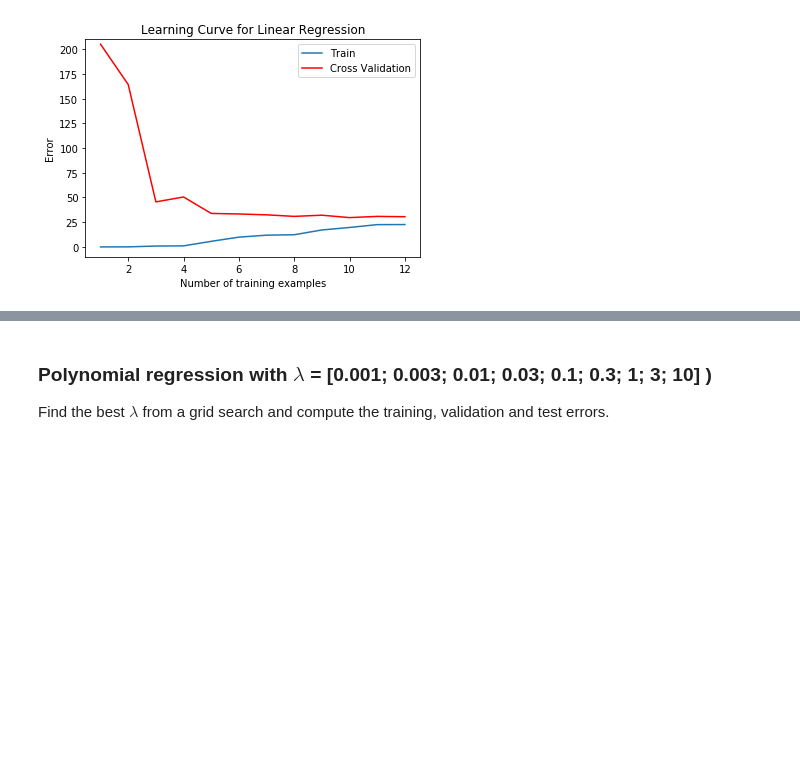
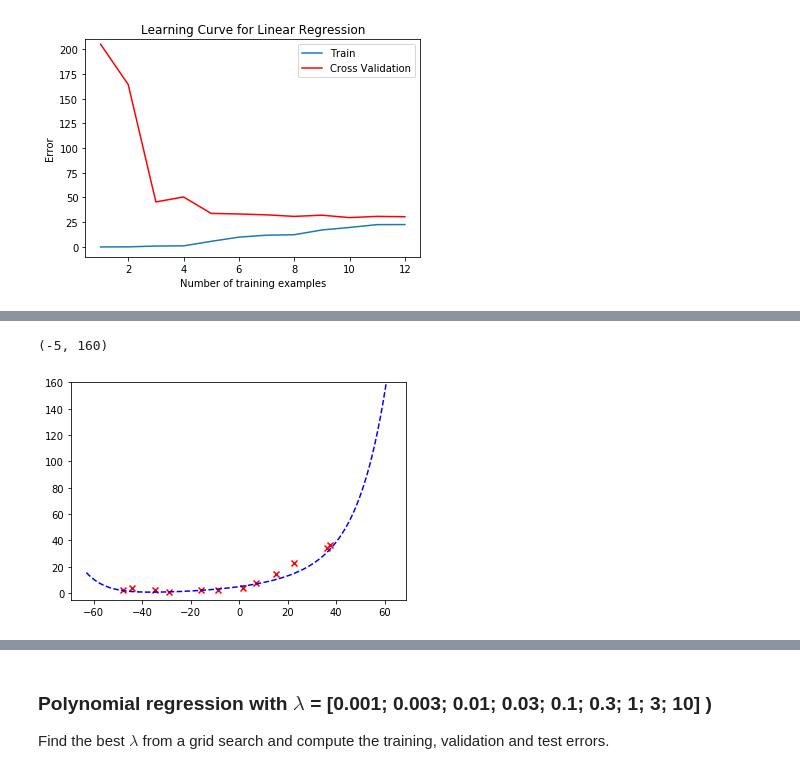
Before and after one commit to oEscal/TAA, a Jupyter notebook: Lab6/ML_BiasVariance.ipynb, the cells around one changed output, grey strips where cells are left out. Cells and saved outputs as stored; diff of their text form; code cells hidden in the pictures; blank space fills up the shorter version.

```diff
--- a/Lab6/ML_BiasVariance.ipynb
+++ b/Lab6/ML_BiasVariance.ipynb
@@ -289,0 +308,18 @@ X_poly_val_normalized = ?
+# %%
+# Map Xval onto polynomial features and normalize, add column of 1
+
+X_poly_val = polyFeatures(Xval, degree)
+
+#Check the range of values for the polynomial features
+print(np.max(X_poly_val))
+print(np.min(X_poly_val))
+
+#Normalize features with StandardScaler function of sklearn library
+X_poly_val_normalized=sc_X.fit_transform(X_poly_val)
+
+#Check the range of values for the normalized features
+print(np.max(X_poly_val_normalized))
+print(np.min(X_poly_val_normalized))
+
+#Add an extra column of 1' to X_poly
+X_poly_val_normalized = np.append(np.ones((X_poly_val_normalized.shape[0], 1)), X_poly_val_normalized, axis=1)
@@ -324,20 +368,23 @@ theta_poly, J_history_poly = gradientDescent(X_poly_normalized,y,init_theta,lear
 # %%
 #Code to get Fig.5
 #add the scatter plot of data (as above)
-?
+plt.scatter(X,y,c="r",marker="x")
 
 xmin = np.min(X) - 15
 xmax=np.max(X) + 25
 
 x_value=np.linspace(xmin,xmax,2400)
 x_value=x_value.reshape(x_value.shape[0],1)
 
 # Map the X values and normalize
 x_value_poly = polyFeatures(x_value, degree)
 x_value_poly = sc_X.transform(x_value_poly)
 x_value_poly = np.append(np.ones((x_value_poly.shape[0],1)),x_value_poly, axis=1)
 y_value= np.dot(x_value_poly, theta_poly)
 plt.plot(x_value,y_value,"--",color="b")
 plt.ylim(-5,160)
+# %% [output]
+(-5, 160)
+[figure, added]
 # %%
 #Call learningCurve to compute E_train and E_validation
```
Also changed, not shown: parts of 10 cells of this notebook.
